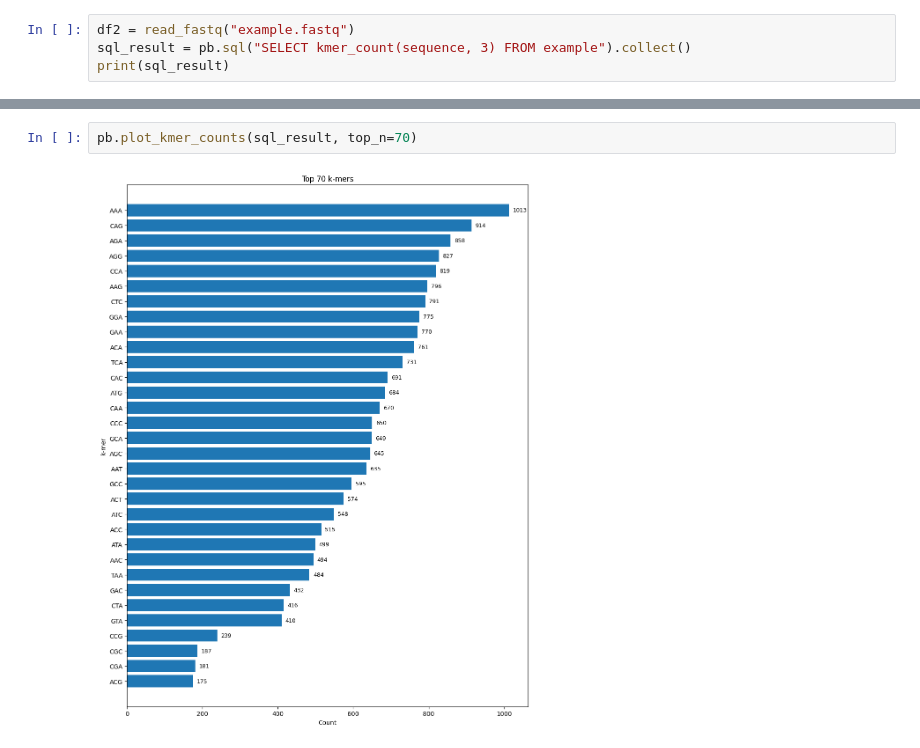
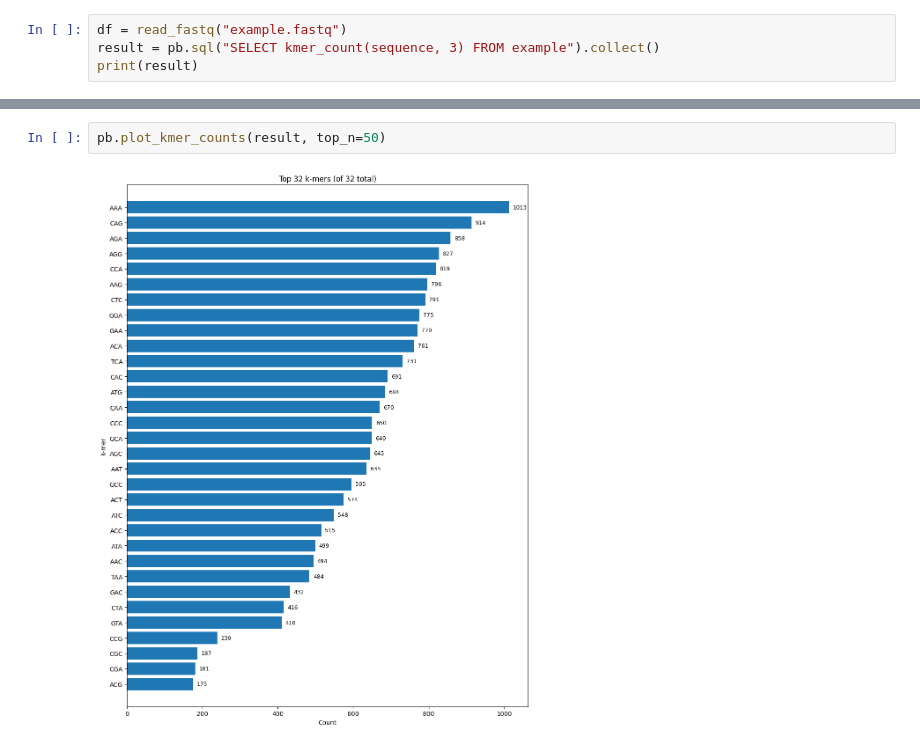
Before and after one commit to krzysztofkluczynski/polars-bio, a Jupyter notebook: tbd_playground.ipynb, the cells around one changed output, grey strips where cells are left out. Saved outputs shown, nothing was run; the diff lists cells and outputs as text.

```diff
--- a/tbd_playground.ipynb
+++ b/tbd_playground.ipynb
@@ -34,7 +40,7 @@ shape: (28, 1)
 # %%
-df2 = read_fastq("example.fastq")
-sql_result = pb.sql("SELECT kmer_count(sequence, 3) FROM example").collect()
-print(sql_result)
+df = read_fastq("example.fastq")
+result = pb.sql("SELECT kmer_count(sequence, 3) FROM example").collect()
+print(result)
 # %% [output]
 INFO:polars_bio:Table: example registered for path: example.fastq
 shape: (32, 1)
@@ -57,4 +69,4 @@ shape: (32, 1)
 # %%
-pb.plot_kmer_counts(sql_result, top_n=70)
+pb.plot_kmer_counts(result, top_n=50)
 # %% [output]
-[figure, old version]
+[figure, new version]
```
Also changed, not shown: parts of 12 cells of this notebook, 2 other files.
